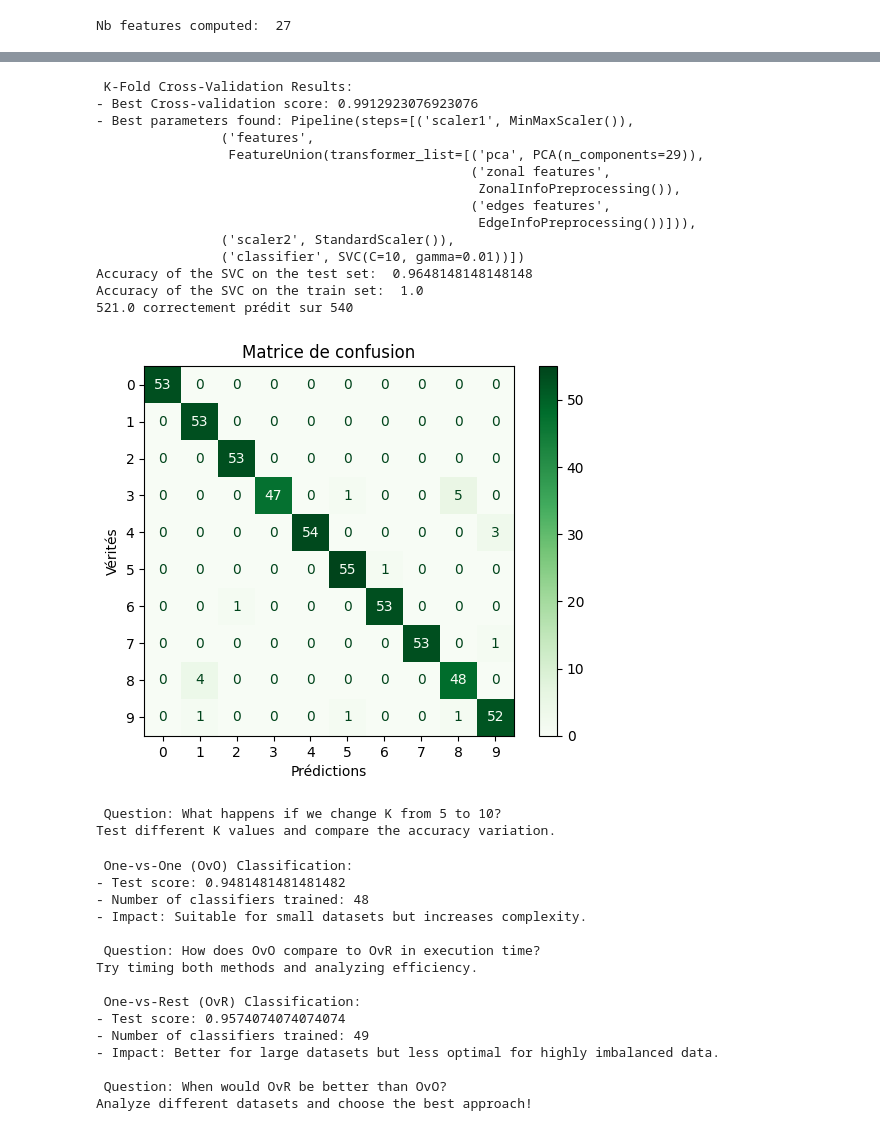
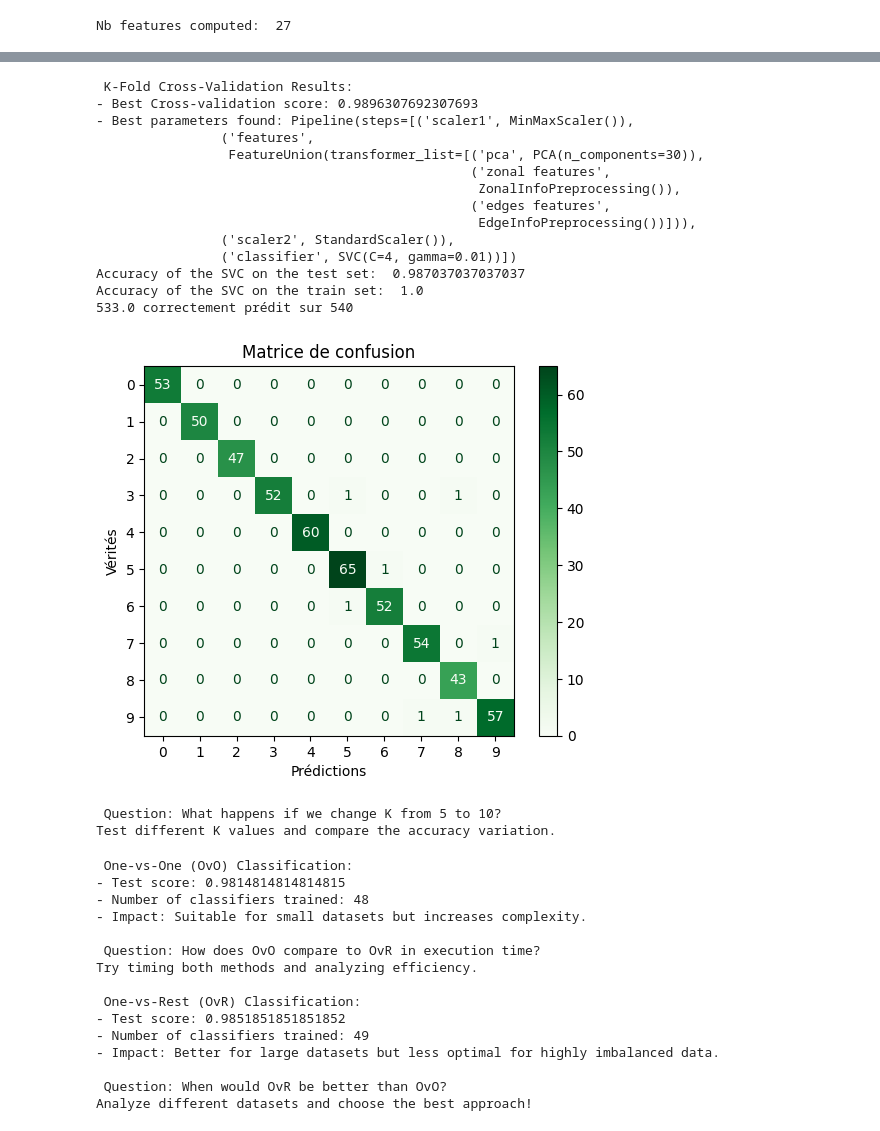
Before and after one commit to giovannihnk/Projet_ML_2025, a Jupyter notebook: notebook jour2.ipynb, the cells around one changed output, grey strips where cells are left out. Saved outputs shown, nothing was run; the diff lists cells and outputs as text; code cells hidden in the pictures.

```diff
--- a/notebook jour2.ipynb
+++ b/notebook jour2.ipynb
@@ -44,8 +44,8 @@ X=X/16
 
 # 1- Split dataset into training & testing sets
 # TODO: FILL OUT THE CORRECT SPLITTING HERE
-test_size = 1257
-X_train, X_test, y_train, y_test = X[0:test_size,:], X[test_size:,:], y[0:test_size], y[test_size:]
+
+X_train, X_test, y_train, y_test = train_test_split(X, y, test_size=0.3, random_state=42)
 ### If you want, you could save the data, this would be a good way to test your final script in the same evaluation mode as what we will be doing
 np.save("X_train.npy", X_train)
 np.save("test_data.npy", X_test)
@@ -219,7 +219,7 @@ clf2 = Pipeline([("scaler1", MinMaxScaler()),("features", Features),("scaler2",
 
 # TODO: Create a dictionary with all the parameters to be adapted and the ranges to be tested
 
-param_grid = {"features__pca__n_components":[27,28,29],"classifier__C": [0.1,1, 10],"classifier__gamma": [0.01, 0.001]}
+param_grid = {"features__pca__n_components":[30,31,32],"classifier__C": [3,4,4.5],"classifier__gamma": [0.009, 0.01, 0.011]}
 
 # TODO: Use a GridSearchCV on 5 folds to optimize the hyper parameters
 
@@ -247,39 +247,39 @@ best_model.fit(X_train,y_train)
 predict_test3 = best_model.predict(X_test)
 predict_train3 = best_model.predict(X_train)
 
 print("Accuracy of the SVC on the test set: ", sum(y_test==predict_test3)/len(y_test))
 print("Accuracy of the SVC on the train set: ", sum(y_train==predict_train3)/len(y_train))
 
 # TODO: Look at confusion matrices from sklearn.metrics and
 # 1. Display a print of it
 print(accuracy_score(y_test, predict_test3, normalize=False),"correctement prédit sur",len(y_test))
 # 2. Display a nice figure of it
 cm = confusion_matrix(y_test, predict_test3)
 disp = ConfusionMatrixDisplay(confusion_matrix=cm)
 disp.plot(cmap=plt.cm.Greens)
 plt.title("Matrice de confusion")
 plt.xlabel("Prédictions")
 plt.ylabel("Vérités")
 plt.show()
 
 print("\n Question: What happens if we change K from 5 to 10?")
 print("Test different K values and compare the accuracy variation.\n")
 # %% [output]
  K-Fold Cross-Validation Results:
-- Best Cross-validation score: 0.9912923076923076
+- Best Cross-validation score: 0.9896307692307693
 - Best parameters found: Pipeline(steps=[('scaler1', MinMaxScaler()),
                 ('features',
-                 FeatureUnion(transformer_list=[('pca', PCA(n_components=29)),
+                 FeatureUnion(transformer_list=[('pca', PCA(n_components=30)),
                                                 ('zonal features',
                                                  ZonalInfoPreprocessing()),
                                                 ('edges features',
                                                  EdgeInfoPreprocessing())])),
                 ('scaler2', StandardScaler()),
-                ('classifier', SVC(C=10, gamma=0.01))])
-Accuracy of the SVC on the test set:  0.9648148148148148
+                ('classifier', SVC(C=4, gamma=0.01))])
+Accuracy of the SVC on the test set:  0.987037037037037
 Accuracy of the SVC on the train set:  1.0
-521.0 correctement prédit sur 540
+533.0 correctement prédit sur 540
-[figure, old version]
+[figure, new version]
  Question: What happens if we change K from 5 to 10?
 Test different K values and compare the accuracy variation.
 # %%
@@ -335,7 +335,7 @@ print("Analyze different datasets and choose the best approach!\n")
 ########
 # %% [output]
  One-vs-One (OvO) Classification:
-- Test score: 0.9481481481481482
+- Test score: 0.9814814814814815
 - Number of classifiers trained: 48
 - Impact: Suitable for small datasets but increases complexity.
 
@@ -343,7 +343,7 @@ print("Analyze different datasets and choose the best approach!\n")
 Try timing both methods and analyzing efficiency.
 
  One-vs-Rest (OvR) Classification:
-- Test score: 0.9574074074074074
+- Test score: 0.9851851851851852
 - Number of classifiers trained: 49
 - Impact: Better for large datasets but less optimal for highly imbalanced data.
 
```
Also changed, not shown: parts of 2 cells of this notebook.
